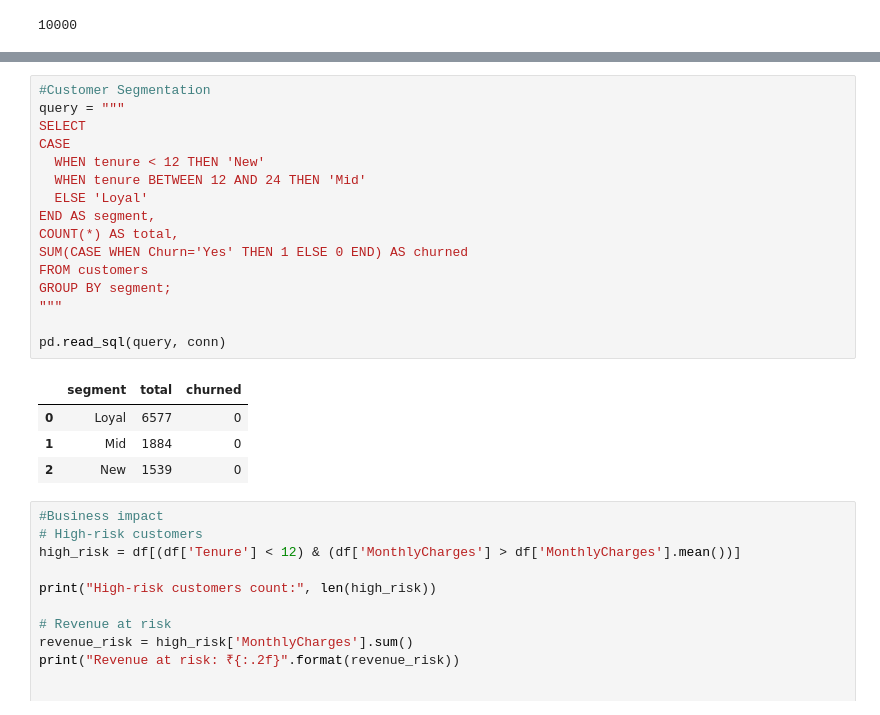
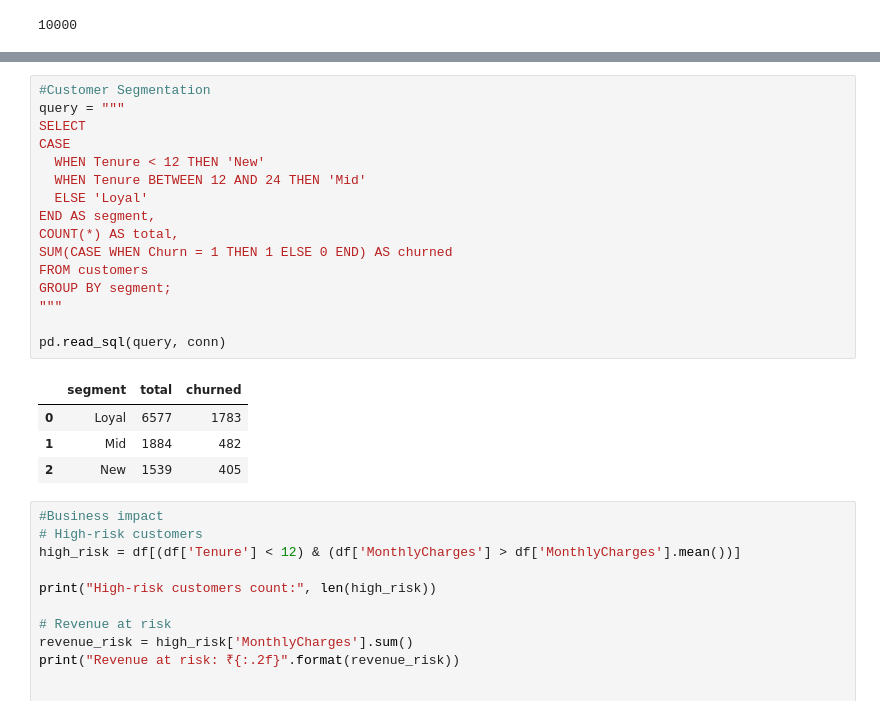
Before and after one commit to Afreen-1517/CHURN-RATE-ANALYTICS, a Jupyter notebook: Churn_analysis.ipynb, the cells around one changed output, grey strips where cells are left out. Drawn from its saved outputs; the diff is of its cells as text.

```diff
--- a/Churn_analysis.ipynb
+++ b/Churn_analysis.ipynb
@@ -139,24 +132,24 @@ pd.read_sql(query, conn)
 # %%
 #Customer Segmentation
 query = """
 SELECT
 CASE
-  WHEN tenure < 12 THEN 'New'
-  WHEN tenure BETWEEN 12 AND 24 THEN 'Mid'
+  WHEN Tenure < 12 THEN 'New'
+  WHEN Tenure BETWEEN 12 AND 24 THEN 'Mid'
   ELSE 'Loyal'
 END AS segment,
 COUNT(*) AS total,
-SUM(CASE WHEN Churn='Yes' THEN 1 ELSE 0 END) AS churned
+SUM(CASE WHEN Churn = 1 THEN 1 ELSE 0 END) AS churned
 FROM customers
 GROUP BY segment;
 """
 
 pd.read_sql(query, conn)
 # %% [output]
 |  | segment | total | churned |
-| 0 | Loyal | 6577 | 0 |
-| 1 | Mid | 1884 | 0 |
-| 2 | New | 1539 | 0 |
+| 0 | Loyal | 6577 | 1783 |
+| 1 | Mid | 1884 | 482 |
+| 2 | New | 1539 | 405 |
 # %%
 #Business impact
 # High-risk customers
```
Also changed, not shown: parts of 6 cells of this notebook.
